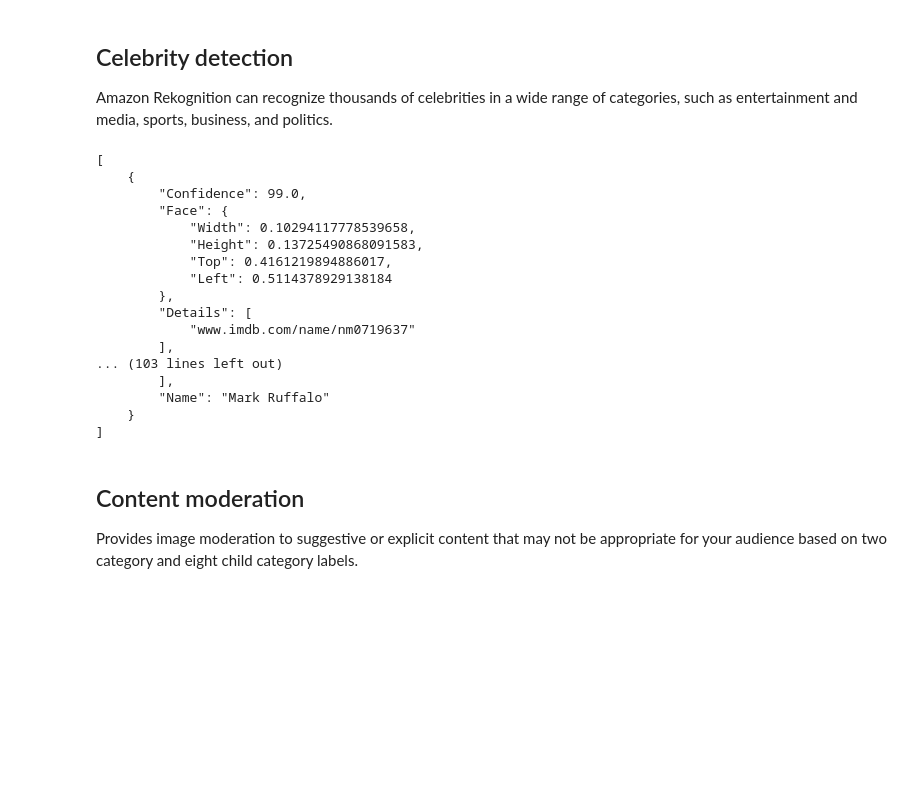
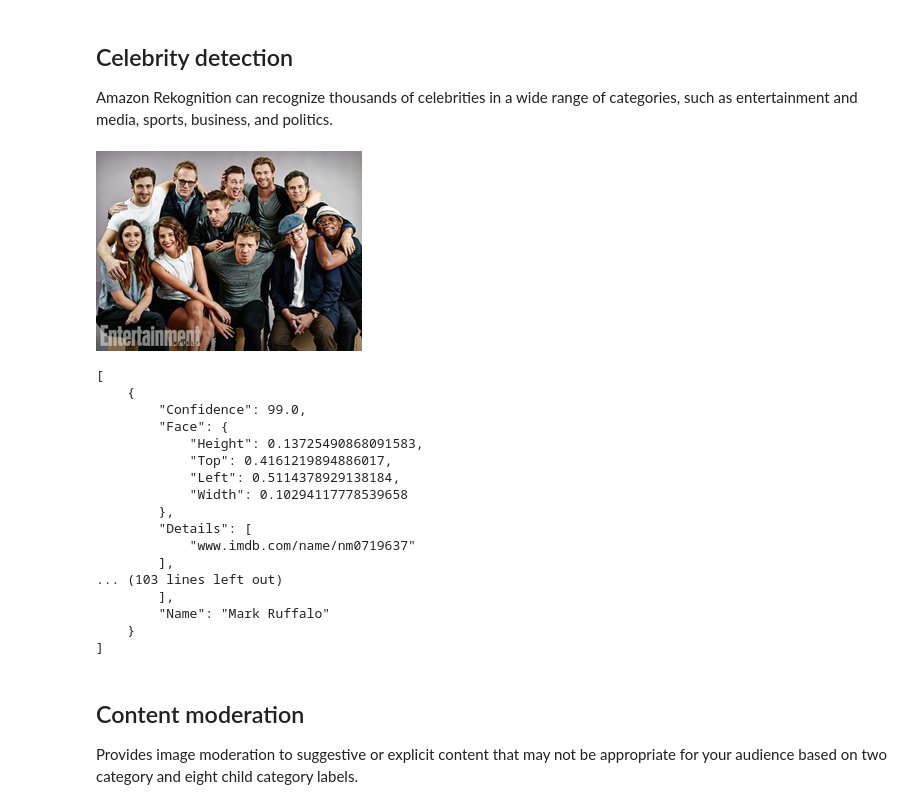
Before and after one commit to jhenweihuang/ml-workshop, a Jupyter notebook: Notebooks/Rekognition_Workshop.ipynb, the cells around one changed output. Drawn from its saved outputs; the diff is of its cells as text; code cells hidden in the pictures; blank space fills up the shorter version.

```diff
--- a/Notebooks/Rekognition_Workshop.ipynb
+++ b/Notebooks/Rekognition_Workshop.ipynb
@@ -523,20 +523,28 @@ display(img_out)
 
 Amazon Rekognition can recognize thousands of celebrities in a wide range of categories, such as entertainment and media, sports, business, and politics.
 # %%
-%%bash
+key_celebrity = 'images/demo5.jpg'
 
-aws rekognition recognize-celebrities \
+# open image
+s3.download_file(bucket, key_celebrity, 'tmp/image_celebrity')
+image_out=Image.open('tmp/image_celebrity')
+size = 300,200
+image_out.thumbnail(size, Image.ANTIALIAS)
+display(image_out)
+
+!aws rekognition recognize-celebrities \
 --image '{"S3Object":{"Bucket":"mlrekognitiondemo-20180516","Name":"images/demo5.jpg"}}' --region us-east-1 \
 --query 'CelebrityFaces[*].{Name:Name,Confidence:MatchConfidence,Details:Urls,Face:Face.BoundingBox}'
 # %% [output]
+[figure, added]
 [
     {
         "Confidence": 99.0,
         "Face": {
-            "Width": 0.10294117778539658,
             "Height": 0.13725490868091583,
             "Top": 0.4161219894886017,
-            "Left": 0.5114378929138184
+            "Left": 0.5114378929138184,
+            "Width": 0.10294117778539658
         },
         "Details": [
             "www.imdb.com/name/nm0719637"
```
Also changed, not shown: parts of 10 cells of this notebook.
